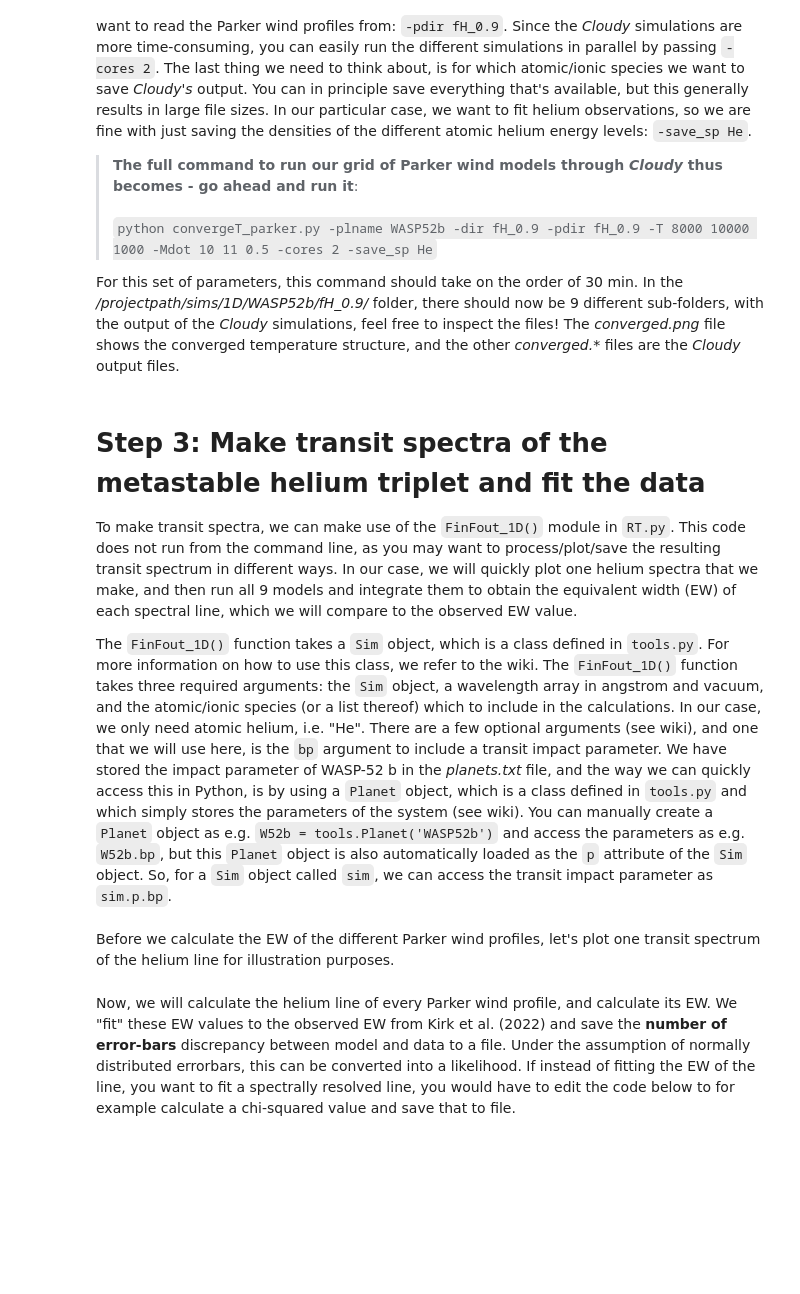
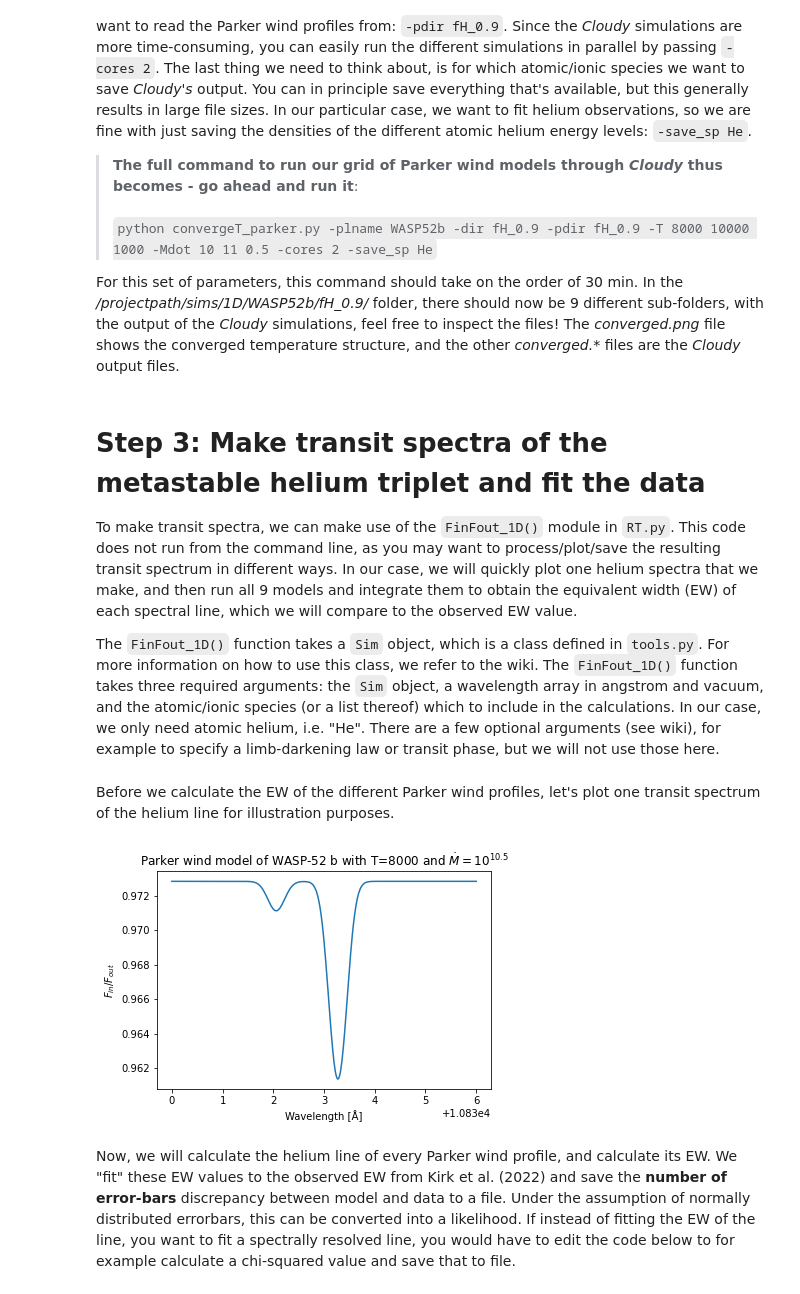
Before and after one commit to dlinssen/sunbather, a Jupyter notebook: examples/fit_helium.ipynb, the cells around one changed output. Saved outputs shown, nothing was run; the diff lists cells and outputs as text; code cells hidden in the pictures; blank space fills up the shorter version.

Commit message:
Removed bp argument from RT. Now automatically taken from sim.p.bp

```diff
--- a/examples/fit_helium.ipynb
+++ b/examples/fit_helium.ipynb
@@ -50,7 +50,7 @@ For this set of parameters, this command should take on the order of 30 min. In
 
 To make transit spectra, we can make use of the `FinFout_1D()` module in `RT.py`. This code does not run from the command line, as you may want to process/plot/save the resulting transit spectrum in different ways. In our case, we will quickly plot one helium spectra that we make, and then run all 9 models and integrate them to obtain the equivalent width (EW) of each spectral line, which we will compare to the observed EW value.
 
-The `FinFout_1D()` function takes a `Sim` object, which is a class defined in `tools.py`. For more information on how to use this class, we refer to the wiki. The `FinFout_1D()` function takes three required arguments: the `Sim` object, a wavelength array in angstrom and vacuum, and the atomic/ionic species (or a list thereof) which to include in the calculations. In our case, we only need atomic helium, i.e. "He". There are a few optional arguments (see wiki), and one that we will use here, is the `bp` argument to include a transit impact parameter. We have stored the impact parameter of WASP-52 b in the *planets.txt* file, and the way we can quickly access this in Python, is by using a `Planet` object, which is a class defined in `tools.py` and which simply stores the parameters of the system (see wiki). You can manually create a `Planet` object as e.g. `W52b = tools.Planet('WASP52b')` and access the parameters as e.g. `W52b.bp`, but this `Planet` object is also automatically loaded as the `p` attribute of the `Sim` object. So, for a `Sim` object called `sim`, we can access the transit impact parameter as `sim.p.bp`.
+The `FinFout_1D()` function takes a `Sim` object, which is a class defined in `tools.py`. For more information on how to use this class, we refer to the wiki. The `FinFout_1D()` function takes three required arguments: the `Sim` object, a wavelength array in angstrom and vacuum, and the atomic/ionic species (or a list thereof) which to include in the calculations. In our case, we only need atomic helium, i.e. "He". There are a few optional arguments (see wiki), for example to specify a limb-darkening law or transit phase, but we will not use those here.
 # %%
 import sys
 sys.path.append('/Users/dion/src/sunbather/src/') #add your path to /sunbather/src/ here
@@ -68,14 +68,16 @@ Before we calculate the EW of the different Parker wind profiles, let's plot one
 # %%
 wavs = np.linspace(10830, 10836, num=500) #set up wavelength grid
 sim = tools.Sim(tools.projectpath+'/sims/1D/WASP52b/fH_0.9/parker_8000_10.500/converged') #load simulation
-transit_spectrum, lines_found, lines_not_found = RT.FinFout_1D(sim, wavs, 'He', bp=sim.p.bp) #do RT
+transit_spectrum, lines_found, lines_not_found = RT.FinFout_1D(sim, wavs, 'He') #do RT
 
 fig, ax = plt.subplots(1)
 ax.plot(wavs, transit_spectrum)
 ax.set_xlabel('Wavelength [Å]')
 ax.set_ylabel(r'$F_{in} / F_{out}$')
 ax.set_title(r'Parker wind model of WASP-52 b with T=8000 and $\dot{M}=10^{10.5}$')
 plt.show()
+# %% [output]
+[figure, added]
 # %% [markdown]
 Now, we will calculate the helium line of every Parker wind profile, and calculate its EW. We "fit" these EW values to the observed EW from Kirk et al. (2022) and save the **number of error-bars** discrepancy between model and data to a file. Under the assumption of normally distributed errorbars, this can be converted into a likelihood. If instead of fitting the EW of the line, you want to fit a spectrally resolved line, you would have to edit the code below to for example calculate a chi-squared value and save that to file.
 # %%
```
Also changed, not shown: parts of 1 cell of this notebook, 4 other files.
